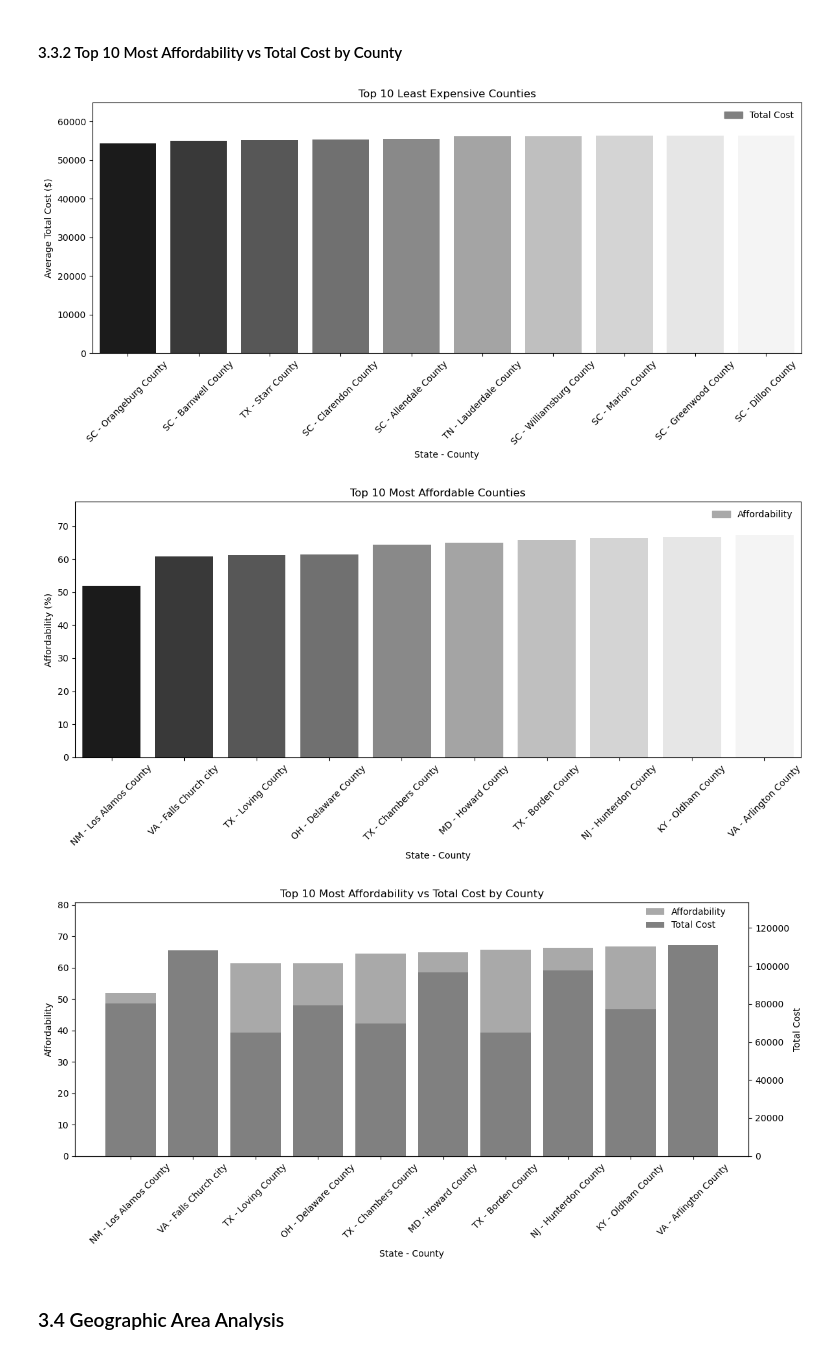
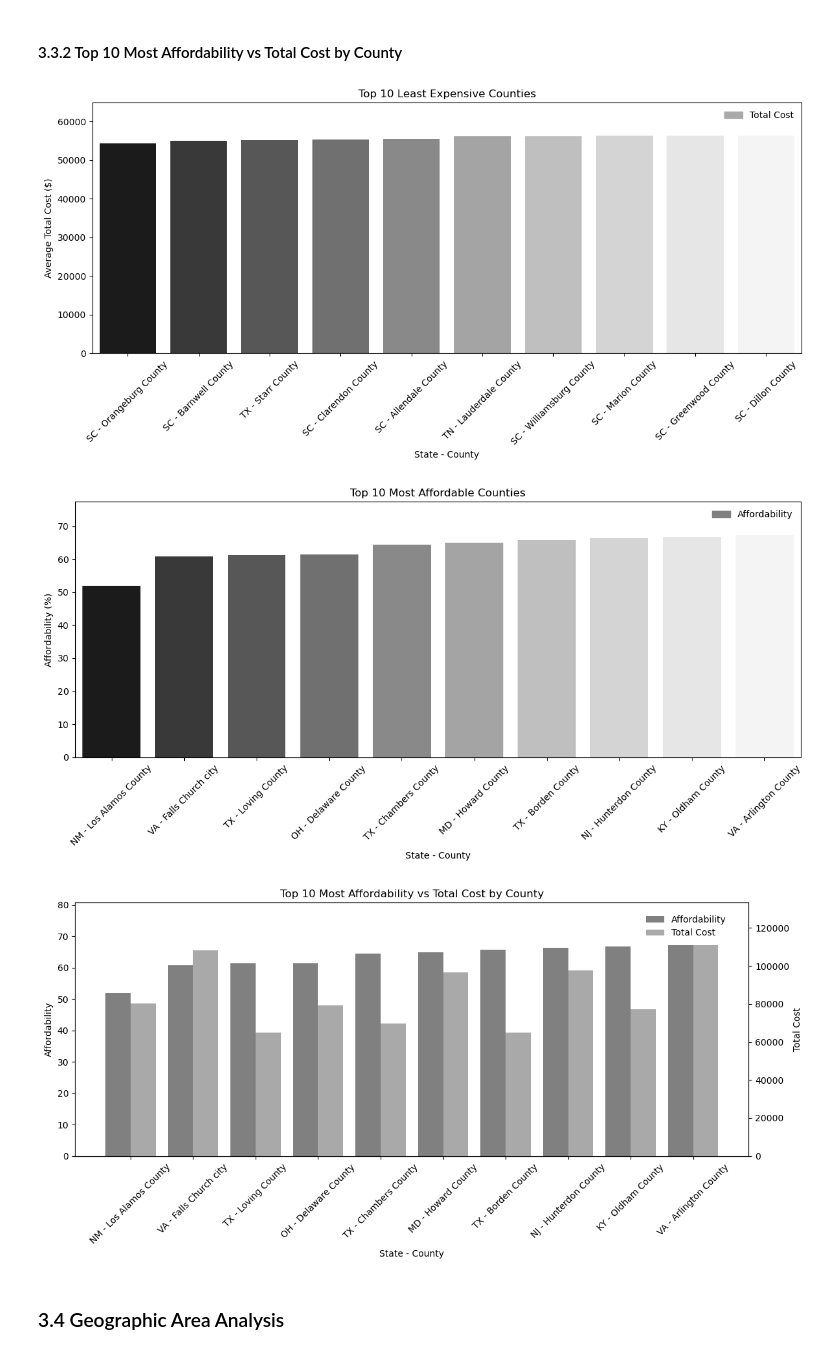
Before and after one commit to miguelmog10/data-science-group17, a Jupyter notebook: notebook/data-science-group17_jack.ipynb, the cells around one changed output. Drawn from its saved outputs; the diff is of its cells as text; code cells hidden in the pictures.

```diff
--- a/notebook/data-science-group17_jack.ipynb
+++ b/notebook/data-science-group17_jack.ipynb
@@ -387,7 +472,7 @@ plt.xlabel('State - County')
 plt.xticks(rotation=45)
 plt.ylabel('Average Total Cost ($)')
 # Create a custom legend handle to match the bar color (using Patch)
-low_cost_legend = [Patch(color='grey', label='Total Cost')]
+low_cost_legend = [Patch(color='darkgrey', label='Total Cost')]
 # Add custom legend
 plt.legend(handles=low_cost_legend, loc='upper right', frameon=False)
 plt.ylim(0, least_expensive_county['total_cost'].max() * 1.15)
@@ -402,51 +487,78 @@ plt.xlabel('State - County')
 plt.xticks(rotation=45)
 plt.ylabel('Affordability (%)')
 # Create a custom legend handle to match the bar color (using Patch)
-most_affordability_legend = [Patch(color='darkgrey', label='Affordability')]
+most_affordability_legend = [Patch(color='grey', label='Affordability')]
 # Add custom legend
 plt.legend(handles=most_affordability_legend, loc='upper right', frameon=False)
 plt.ylim(0, most_affordable_county['affordability'].max() * 1.15)
 plt.tight_layout()
 plt.show()
 
-# Plotting county-level most affordability vs the average of the total cost
 # Adjusting the y-limits to add space
 max_affordability_county = most_affordable_county['affordability'].max()
 max_total_cost_county = most_affordable_county['total_cost'].max()
 # Adding space (margin) to the max values of both y-axes by 20%
 affordability_margin_county = 0.2 * max_affordability_county
 total_cost_margin_county = 0.2 * max_total_cost_county
-
+'''
+# Plotting county-level most affordability vs the average of the total cost
 fig, ax3 = plt.subplots(figsize=(12, 6))
 # Plotting affordability on the first axis
 most_affordability_bars = ax3.bar(most_affordable_county.index, most_affordable_county['affordability'],label='Affordability',
                                   color='darkgrey', align='center')
 ax3.set_ylabel('Affordability')
 ax3.set_xlabel('State - County')
 # Plotting a second y-axis for total_cost
 ax4 = ax3.twinx()
 least_total_cost_bars = ax4.bar([i for i in range(len(most_affordable_county))], most_affordable_county['total_cost'],label='Total Cost',
                                 color='grey', align='center')
 ax4.set_ylabel('Total Cost')
 # Add title and labels
 plt.title('Top 10 Most Affordability vs Total Cost by County')
 ax3.set_xticks(range(len(most_affordable_county)))
 ax3.set_xticklabels(most_affordable_county.index, rotation=45)
 # Combine the legends for both axes into a single legend in the top-right
 handles2, labels2 = [], []
 # Get the handles and labels for both bars
 handles2.extend([most_affordability_bars, least_total_cost_bars])
 labels2.extend(['Affordability', 'Total Cost'])
 # Add a single legend to the plot in the top-right corner
 fig.legend(handles2, labels2, loc='upper right', bbox_to_anchor=(0.9, 0.95), frameon=False)
 ax3.set_ylim(0, max_affordability_county + affordability_margin_county)
 ax4.set_ylim(0, max_total_cost_county + total_cost_margin_county)
 plt.tight_layout()
 plt.show()
+'''
+# Plotting county-level most affordability vs the average of the total cost
+fig, ax5 = plt.subplots(figsize=(12, 6))
+width = 0.4
+x_positions_affordability_county2 = range(len(most_affordable_county))
+affordability_bars_county2 = ax5.bar(x_positions_affordability_county2, most_affordable_county['affordability'], width=width,
+                                        label='Affordability', color='grey', align='center')
+ax5.set_ylabel('Affordability')
+ax5.set_xlabel('State - County')
+# Plotting a second y-axis for total_cost
+ax6 = ax5.twinx()
+x_positions_total_cost_county2 = [x + width for x in x_positions_affordability_county2]
+total_cost_bars_county2 = ax6.bar(x_positions_total_cost_county2, most_affordable_county['total_cost'], width=width,
+                                 label='Total Cost', color='darkgrey', align='center')
+ax6.set_ylabel('Total Cost')
+
+plt.title('Top 10 Most Affordability vs Total Cost by County')
+ax5.set_xticks([x + width / 2 for x in x_positions_affordability_county2])
+ax5.set_xticklabels(most_affordable_county.index, rotation=45)
+handles_county2, labels_county2 = [], []
+handles_county2.extend([affordability_bars_county2, total_cost_bars_county2])
+labels_county2.extend(['Affordability', 'Total Cost'])
+fig.legend(handles_county2, labels_county2, loc='upper right', bbox_to_anchor=(0.9, 0.93), frameon=False)
+ax5.set_ylim(0, max_affordability_county + affordability_margin_county)
+ax6.set_ylim(0, max_total_cost_county + total_cost_margin_county)
+plt.tight_layout()
+plt.show()
 # %% [output]
 [figure]
-[figure, old version]
+[figure, new version]
-[figure, old version]
+[figure, new version]
 # %% [markdown]
 ### 3.4 Geographic Area Analysis
 # %%
```
Also changed, not shown: parts of 12 cells of this notebook.
